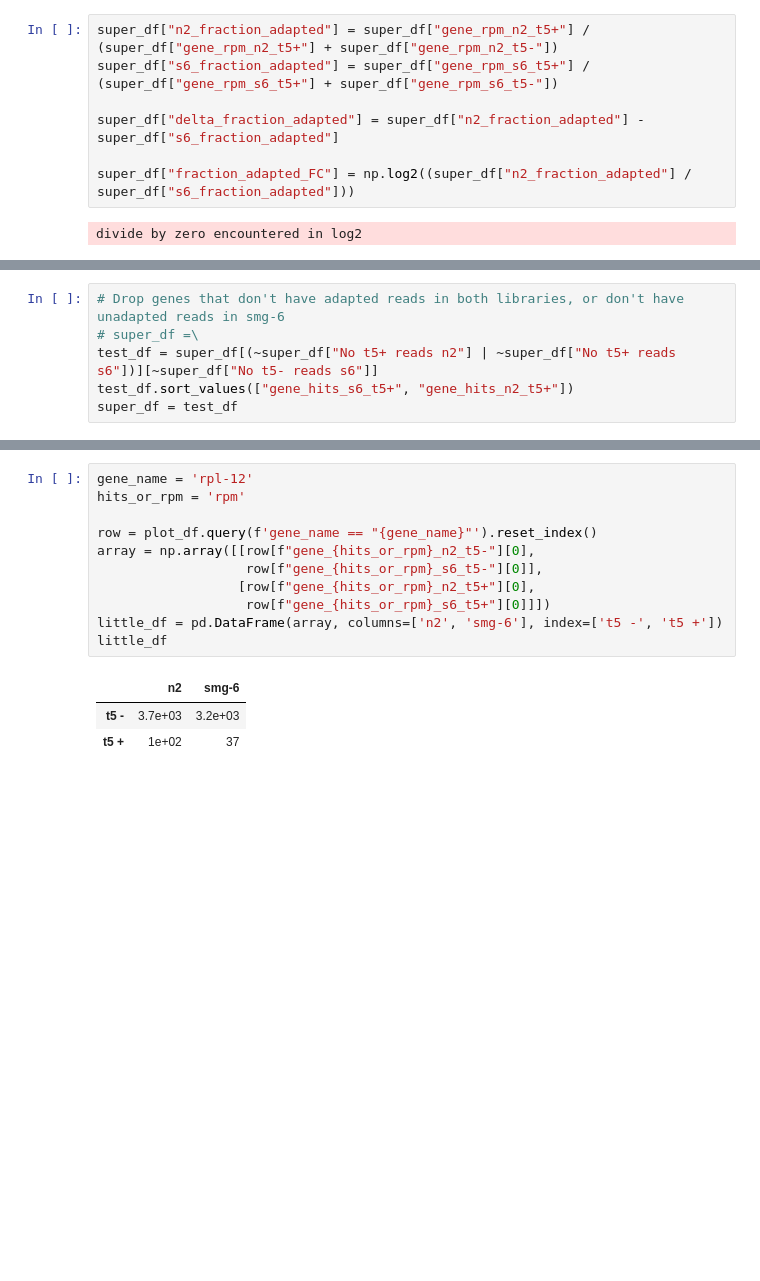
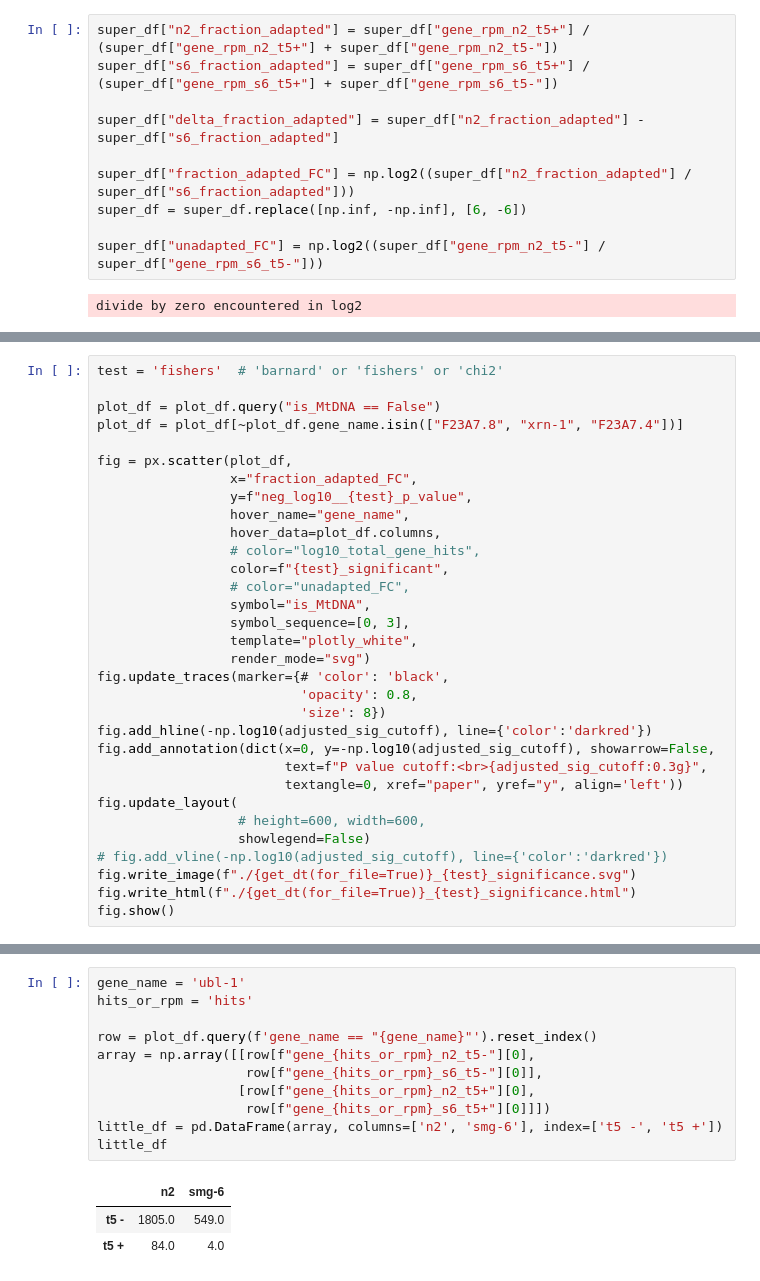
Before and after one commit to MViscardi-UCSC/nanoporePipelineScripts, a Jupyter notebook: 5TERA/5TERA_chi2.ipynb, the cells around one changed output, grey strips where cells are left out. Drawn from its saved outputs; the diff is of its cells as text; blank space fills up the shorter version.

Commit message:
Uploading all of this past years notebooks that haven't been getting tracked b/c of how ugly they are. Eventually I'll write these into cleaner scripts...

```diff
--- a/5TERA/5TERA_chi2.ipynb
+++ b/5TERA/5TERA_chi2.ipynb
@@ -182,6 +190,9 @@ super_df["s6_fraction_adapted"] = super_df["gene_rpm_s6_t5+"] / (super_df["gene_
 super_df["delta_fraction_adapted"] = super_df["n2_fraction_adapted"] - super_df["s6_fraction_adapted"]
 
 super_df["fraction_adapted_FC"] = np.log2((super_df["n2_fraction_adapted"] / super_df["s6_fraction_adapted"]))
+super_df = super_df.replace([np.inf, -np.inf], [6, -6])
+
+super_df["unadapted_FC"] = np.log2((super_df["gene_rpm_n2_t5-"] / super_df["gene_rpm_s6_t5-"]))
 # %% [output]
 divide by zero encountered in log2
 # %%
@@ -243,6 +223,0 @@ For both Chi2 and Fishers
-# %%
-# Drop genes that don't have adapted reads in both libraries, or don't have unadapted reads in smg-6
-# super_df =\
-test_df = super_df[(~super_df["No t5+ reads n2"] | ~super_df["No t5+ reads s6"])][~super_df["No t5- reads s6"]]
-test_df.sort_values(["gene_hits_s6_t5+", "gene_hits_n2_t5+"])
-super_df = test_df
@@ -286,2 +276,34 @@ plot_df['Muir_etal_2018_target'] = plot_df['gene_name'].isin(list_from_Muir_et_a
+# %%
+test = 'fishers'  # 'barnard' or 'fishers' or 'chi2'
+
+plot_df = plot_df.query("is_MtDNA == False")
+plot_df = plot_df[~plot_df.gene_name.isin(["F23A7.8", "xrn-1", "F23A7.4"])]
+
+fig = px.scatter(plot_df,
+                 x="fraction_adapted_FC",
+                 y=f"neg_log10__{test}_p_value",
+                 hover_name="gene_name",
+                 hover_data=plot_df.columns,
+                 # color="log10_total_gene_hits",
+                 color=f"{test}_significant",
+                 # color="unadapted_FC",
+                 symbol="is_MtDNA",
+                 symbol_sequence=[0, 3],
+                 template="plotly_white",
+                 render_mode="svg")
+fig.update_traces(marker={# 'color': 'black',
+                          'opacity': 0.8,
+                          'size': 8})
+fig.add_hline(-np.log10(adjusted_sig_cutoff), line={'color':'darkred'})
+fig.add_annotation(dict(x=0, y=-np.log10(adjusted_sig_cutoff), showarrow=False,
+                        text=f"P value cutoff:<br>{adjusted_sig_cutoff:0.3g}",
+                        textangle=0, xref="paper", yref="y", align='left'))
+fig.update_layout(
+                  # height=600, width=600,
+                  showlegend=False)
+# fig.add_vline(-np.log10(adjusted_sig_cutoff), line={'color':'darkred'})
+fig.write_image(f"./{get_dt(for_file=True)}_{test}_significance.svg")
+fig.write_html(f"./{get_dt(for_file=True)}_{test}_significance.html")
+fig.show()
 # %%
 fig = px.scatter(plot_df,
@@ -609,7 +630,7 @@ with_dash_for_click_to_copy(plot_df.reset_index())
 # %% [output]
 Dash app running on http://127.0.0.1:8050/
 # %%
-gene_name = 'rpl-12'
-hits_or_rpm = 'rpm'
+gene_name = 'ubl-1'
+hits_or_rpm = 'hits'
 
 row = plot_df.query(f'gene_name == "{gene_name}"').reset_index()
@@ -617,9 +638,9 @@
                    row[f"gene_{hits_or_rpm}_s6_t5-"][0]],
                   [row[f"gene_{hits_or_rpm}_n2_t5+"][0],
                    row[f"gene_{hits_or_rpm}_s6_t5+"][0]]])
 little_df = pd.DataFrame(array, columns=['n2', 'smg-6'], index=['t5 -', 't5 +'])
 little_df
 # %% [output]
 |  | n2 | smg-6 |
-| t5 - | 3.7e+03 | 3.2e+03 |
-| t5 + | 1e+02 | 37 |
+| t5 - | 1805.0 | 549.0 |
+| t5 + | 84.0 | 4.0 |
```
Also changed, not shown: parts of 12 cells of this notebook, 10 other files.
